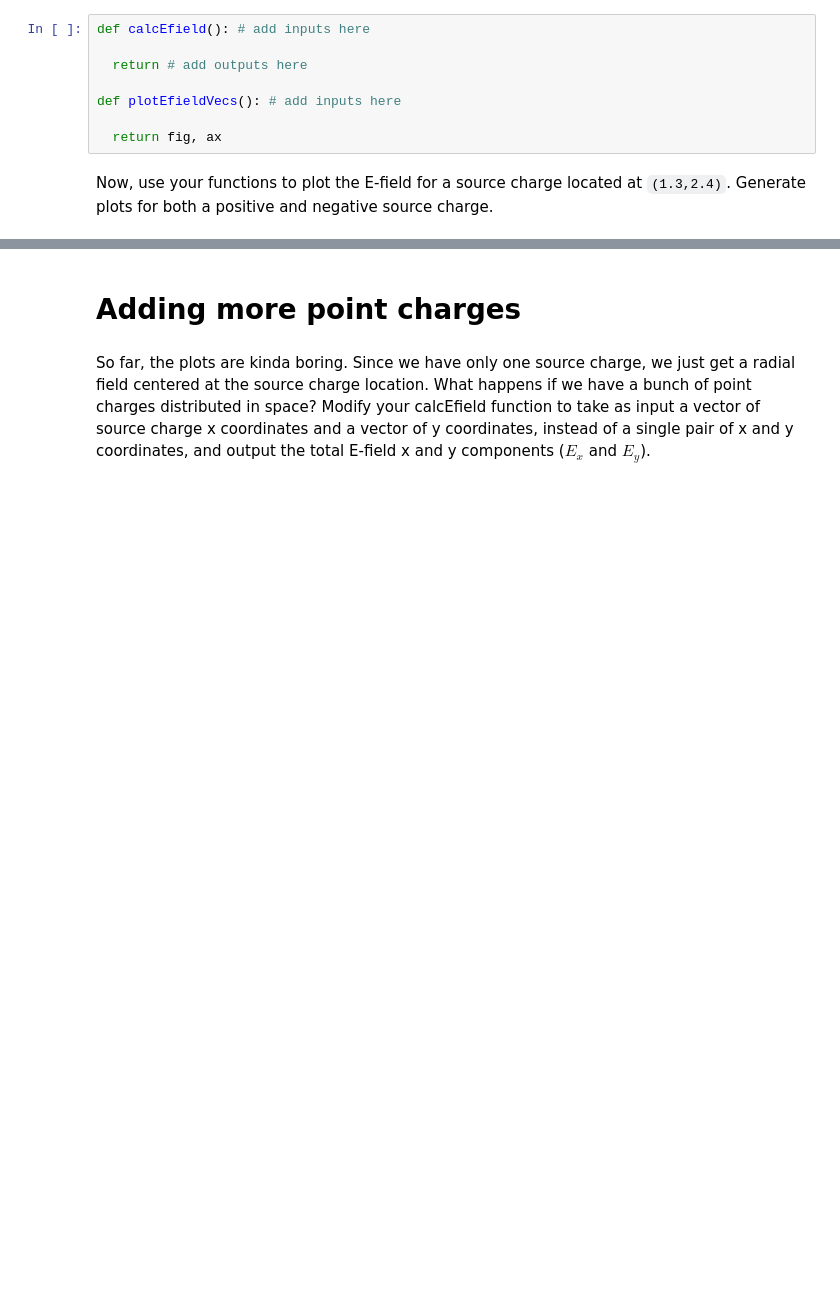
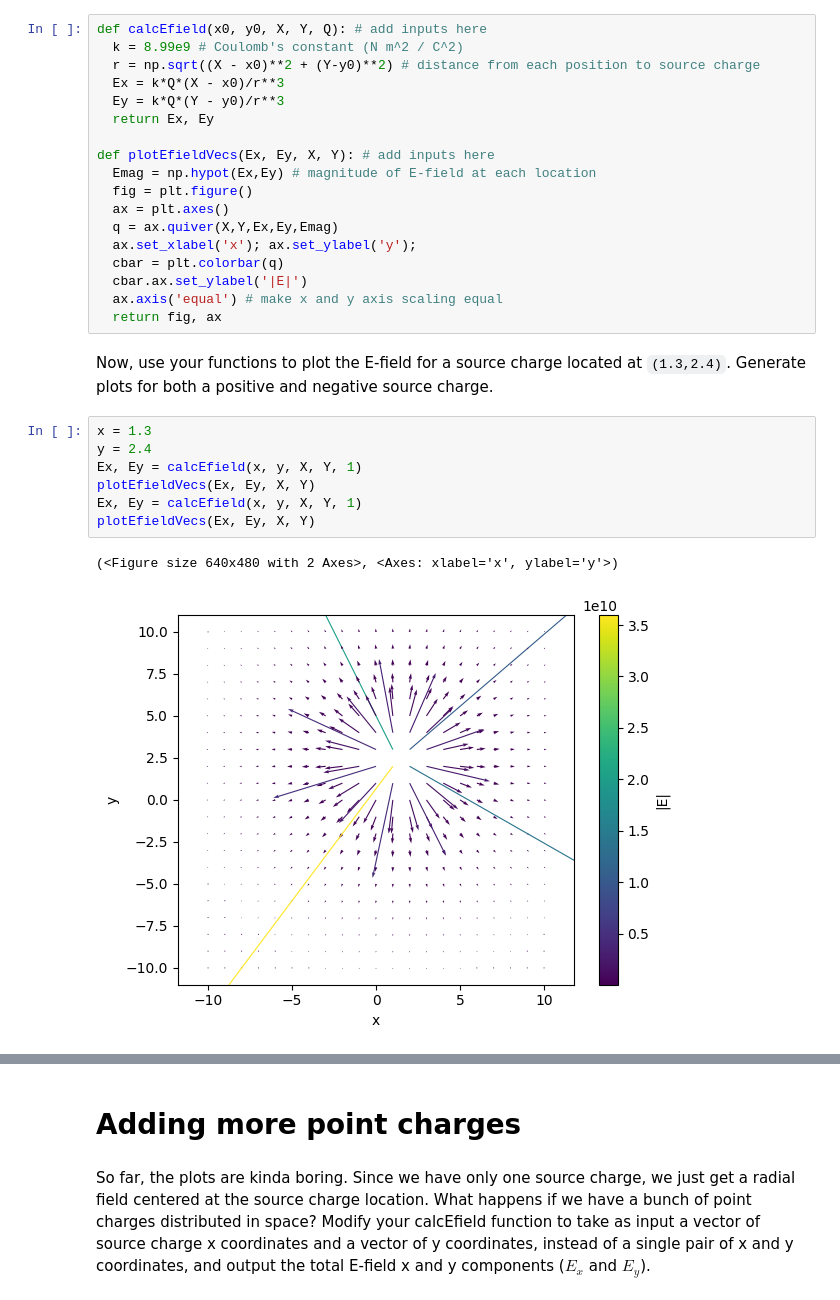
Before and after one commit to vincentyliu2001/BIO74.03-Exercises, a Jupyter notebook: CompModNervSys_exercise2.ipynb, the cells around one changed output, grey strips where cells are left out. Saved outputs shown, nothing was run; the diff lists cells and outputs as text; blank space fills up the shorter version.

```diff
--- a/CompModNervSys_exercise2.ipynb
+++ b/CompModNervSys_exercise2.ipynb
@@ -126,12 +132,32 @@ ax.axis('equal') # make x and y axis scaling equal
 # %% [markdown]
 Now, if we want to move the source charge and replot, rather than rewriting all the code above, define a function to calculate the E-field given the charge location, magnitude, and test charge coordinates (`calcEfield`) and a function to plot the vector field (`plotEfieldVecs`) given. To make things easier to interpret, plot the vectors with unit length and set their color to be the magnitude normalized to the global max.
-# %%
-def calcEfield(): # add inputs here
-
-  return # add outputs here
-
-def plotEfieldVecs(): # add inputs here
-
-  return fig, ax
+# %%
+def calcEfield(x0, y0, X, Y, Q): # add inputs here
+  k = 8.99e9 # Coulomb's constant (N m^2 / C^2)
+  r = np.sqrt((X - x0)**2 + (Y-y0)**2) # distance from each position to source charge
+  Ex = k*Q*(X - x0)/r**3
+  Ey = k*Q*(Y - y0)/r**3
+  return Ex, Ey
+
+def plotEfieldVecs(Ex, Ey, X, Y): # add inputs here
+  Emag = np.hypot(Ex,Ey) # magnitude of E-field at each location
+  fig = plt.figure()
+  ax = plt.axes()
+  q = ax.quiver(X,Y,Ex,Ey,Emag)
+  ax.set_xlabel('x'); ax.set_ylabel('y');
+  cbar = plt.colorbar(q)
+  cbar.ax.set_ylabel('|E|')
+  ax.axis('equal') # make x and y axis scaling equal
+  return fig, ax
 # %% [markdown]
 Now, use your functions to plot the E-field for a source charge located at `(1.3,2.4)`. Generate plots for both a positive and negative source charge.
+# %%
+x = 1.3
+y = 2.4
+Ex, Ey = calcEfield(x, y, X, Y, 1)
+plotEfieldVecs(Ex, Ey, X, Y)
+Ex, Ey = calcEfield(x, y, X, Y, 1)
+plotEfieldVecs(Ex, Ey, X, Y)
+# %% [output]
+(<Figure size 640x480 with 2 Axes>, <Axes: xlabel='x', ylabel='y'>)
+[figure, added]
```
Also changed, not shown: parts of 14 cells of this notebook.
